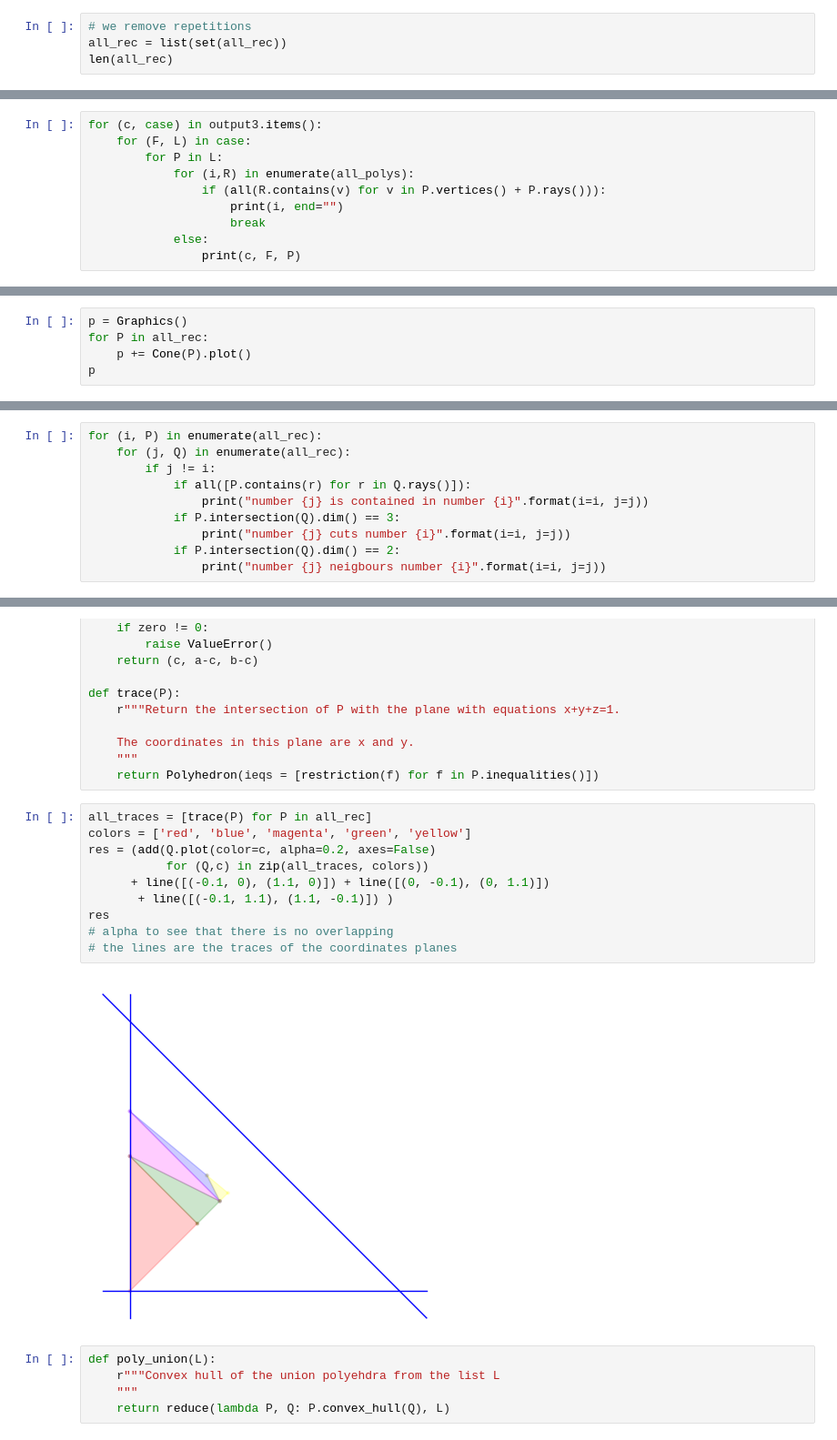
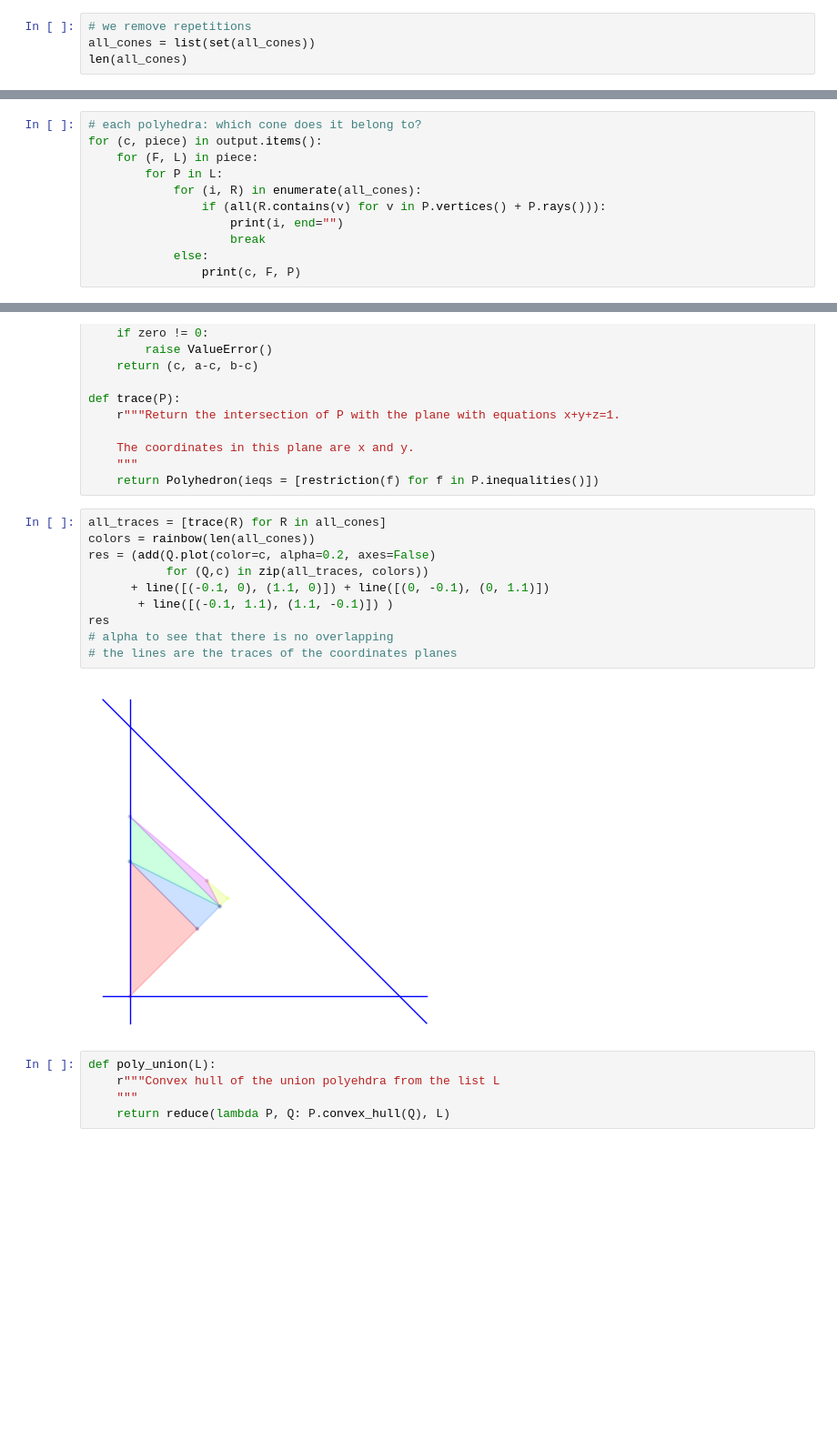
Before and after one commit to EmmanuelJeanBriand/qpoly_plethysm, a Jupyter notebook: examples.ipynb, the cells around one changed output, grey strips where cells are left out. Shown: that part at 91% size. Cells and saved outputs as stored; diff of their text form; blank space fills up the shorter version.

```diff
--- a/examples.ipynb
+++ b/examples.ipynb
@@ -152,14 +231,15 @@ len(all_rec)
 # %%
 # we remove repetitions
-all_rec = list(set(all_rec))
-len(all_rec)
+all_cones = list(set(all_cones))
+len(all_cones)
 # %% [output]
 5
 # %%
-for (c, case) in output3.items():
-    for (F, L) in case:
+# each polyhedra: which cone does it belong to?
+for (c, piece) in output.items():
+    for (F, L) in piece:
         for P in L:
-            for (i,R) in enumerate(all_polys):
+            for (i, R) in enumerate(all_cones):
                 if (all(R.contains(v) for v in P.vertices() + P.rays())):
                     print(i, end="")
                     break
@@ -172,5 +249,0 @@ So we have only 5 cones at the end!!!
-# %%
-p = Graphics()
-for P in all_rec:
-    p += Cone(P).plot()
-p
@@ -179,10 +249,0 @@ Graphics3d Object
-# %%
-for (i, P) in enumerate(all_rec):
-    for (j, Q) in enumerate(all_rec):
-        if j != i:
-            if all([P.contains(r) for r in Q.rays()]):
-                print("number {j} is contained in number {i}".format(i=i, j=j))
-            if P.intersection(Q).dim() == 3:
-                print("number {j} cuts number {i}".format(i=i, j=j))
-            if P.intersection(Q).dim() == 2:
-                print("number {j} neigbours number {i}".format(i=i, j=j))
@@ -217,17 +278,17 @@ def trace(P):
     """
     return Polyhedron(ieqs = [restriction(f) for f in P.inequalities()])
 # %%
-all_traces = [trace(P) for P in all_rec]
-colors = ['red', 'blue', 'magenta', 'green', 'yellow']
+all_traces = [trace(R) for R in all_cones]
+colors = rainbow(len(all_cones))
 res = (add(Q.plot(color=c, alpha=0.2, axes=False)
            for (Q,c) in zip(all_traces, colors))
       + line([(-0.1, 0), (1.1, 0)]) + line([(0, -0.1), (0, 1.1)])
        + line([(-0.1, 1.1), (1.1, -0.1)]) )
 res
 # alpha to see that there is no overlapping
 # the lines are the traces of the coordinates planes
 # %% [output]
-[figure, old version]
+[figure, new version]
 # %%
 def poly_union(L):
     r"""Convex hull of the union polyehdra from the list L
```
Also changed, not shown: parts of 60 cells of this notebook.
